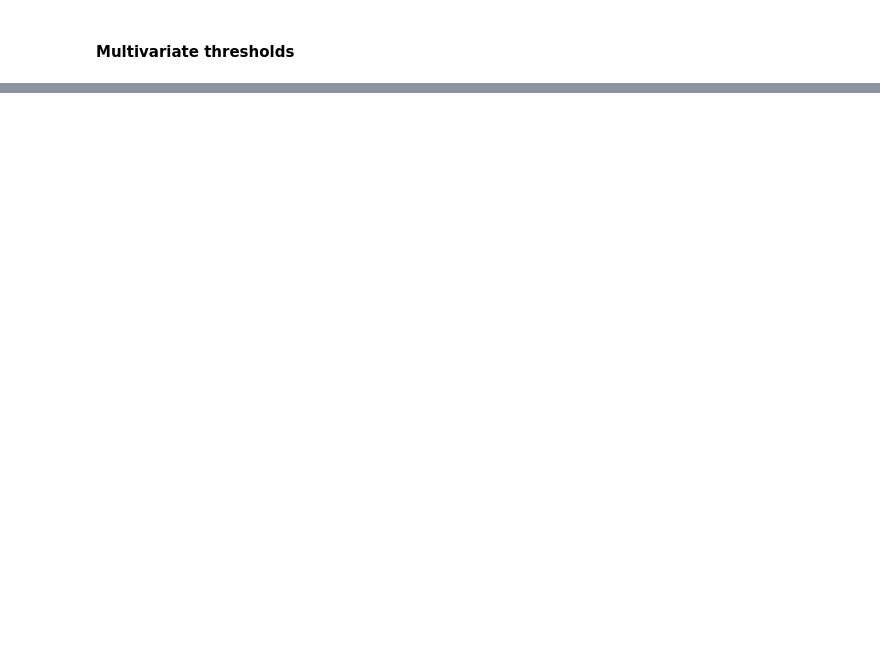
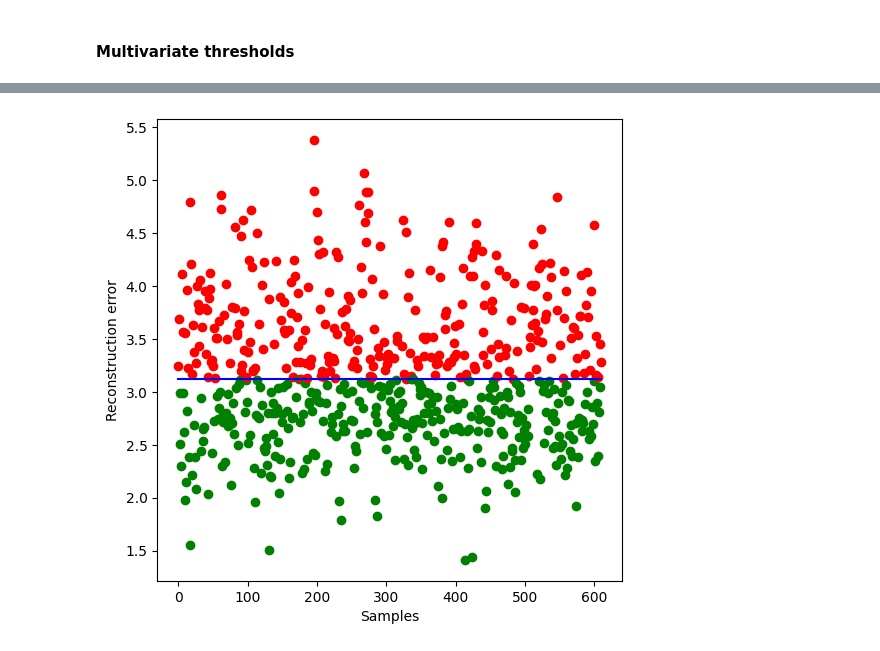
Before and after one commit to RobertoLorusso/AnomalyDetection, a Jupyter notebook: notebooks/VitalDB_Autoencoder.ipynb, the cells around one changed output, grey strips where cells are left out. Cells and saved outputs as stored; diff of their text form; code cells hidden in the pictures; blank space fills up the shorter version.

```diff
--- a/notebooks/VitalDB_Autoencoder.ipynb
+++ b/notebooks/VitalDB_Autoencoder.ipynb
@@ -1149,0 +1239,4 @@ FEATURE 4: 0.2
+# %%
+plot_anomalies(X_test_asa_eq_3,res_asa_eq_3,threshold,log=True)
+# %% [output]
+[figure, added]
```
Also changed, not shown: parts of 26 cells of this notebook, 23 other files.
